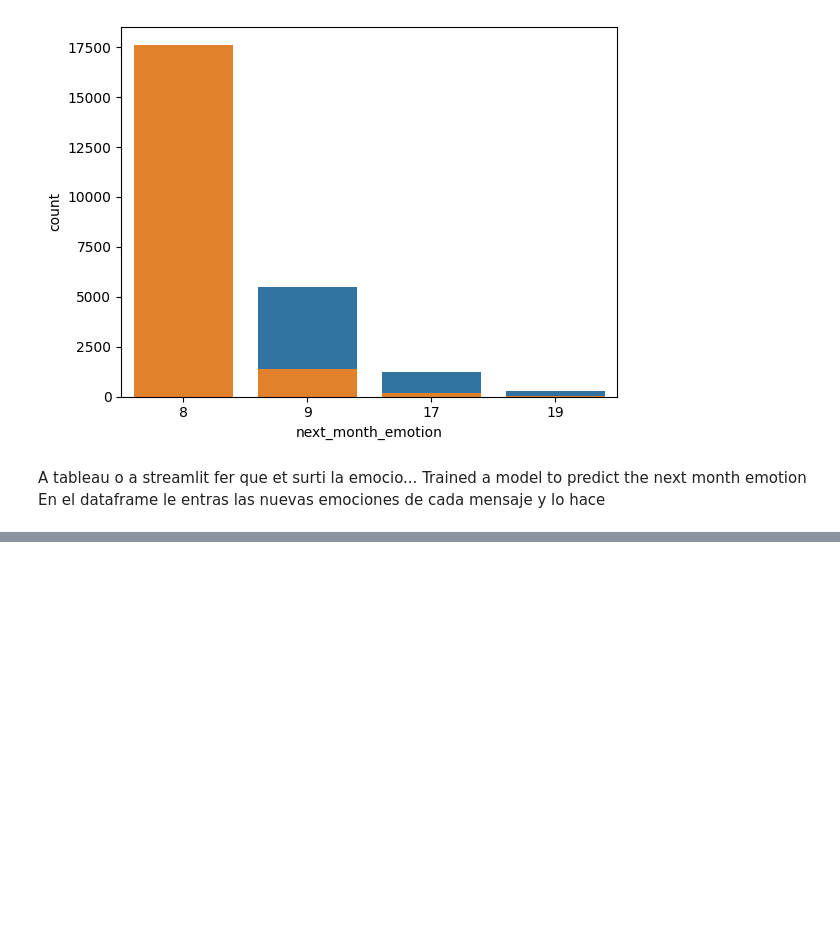
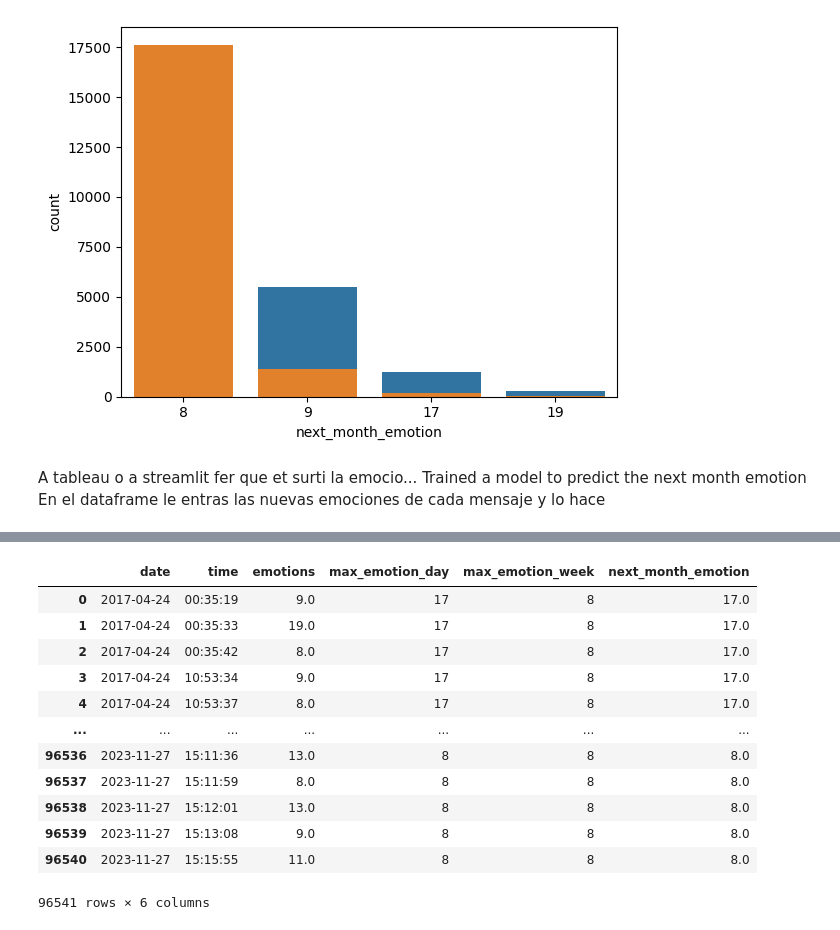
Before and after one commit to emmacunill/Take_Care, a Jupyter notebook: notebooks/transform.ipynb, the cells around one changed output, grey strips where cells are left out. Cells and saved outputs as stored; diff of their text form; code cells hidden in the pictures; blank space fills up the shorter version.

```diff
--- a/notebooks/transform.ipynb
+++ b/notebooks/transform.ipynb
@@ -477,0 +580,36 @@ En el dataframe le entras las nuevas emociones de cada mensaje y lo hace
+# %%
+def final_pred(df,model, test_size=0.2):
+
+    '''Function to predict the next month emotion.'''
+
+    #test_size = fdf.next_month_emotion.isna().sum()/fdf.shape[0]*100
+    test_data =df.tail(376)
+    train_data = df.dropna(subset=['next_month_emotion'])
+
+    X = train_data.drop(columns=["next_month_emotion", "time", "date"])
+    y = train_data["next_month_emotion"]
+
+    # 0. Train / test split
+    X_train, X_test, y_train, y_test = train_test_split(X, y, test_size = test_size)
+
+    model.fit(X_train,y_train)
+    y_pred = model.predict(X_test)
+
+    accuracy = accuracy_score(y_test, y_pred)
+    print(f'Model Accuracy: {accuracy}')
+
+    X_test = test_data.drop(columns=["next_month_emotion", "time", "date"], axis=1)
+    y_test_pred = model.predict(X_test)
+
+    df.loc[df["next_month_emotion"].tail(376), 'next_month_emotion'] = y_test_pred
+
+    y_test_pred_int = y_test_pred.astype(int)
+
+    y_pred_names = [emotions2[i] for i in y_test_pred_int if i in emotions2]
+
+    counter = Counter(y_pred_names)
+
+    print(f"Looks like the next month your main emotion will be: {counter.most_common(1)[0][0]} ")
+
+
+    return df
@@ -477,0 +637,16 @@ En el dataframe le entras las nuevas emociones de cada mensaje y lo hace
+# %%
+next_mont_prediction_df
+# %% [output]
+|  | date | time | emotions | max_emotion_day | max_emotion_week | next_month_emotion |
+| 0 | 2017-04-24 | 00:35:19 | 9.0 | 17 | 8 | 17.0 |
+| 1 | 2017-04-24 | 00:35:33 | 19.0 | 17 | 8 | 17.0 |
+| 2 | 2017-04-24 | 00:35:42 | 8.0 | 17 | 8 | 17.0 |
+| 3 | 2017-04-24 | 10:53:34 | 9.0 | 17 | 8 | 17.0 |
+| 4 | 2017-04-24 | 10:53:37 | 8.0 | 17 | 8 | 17.0 |
+| ... | ... | ... | ... | ... | ... | ... |
+| 96536 | 2023-11-27 | 15:11:36 | 13.0 | 8 | 8 | 8.0 |
+| 96537 | 2023-11-27 | 15:11:59 | 8.0 | 8 | 8 | 8.0 |
+| 96538 | 2023-11-27 | 15:12:01 | 13.0 | 8 | 8 | 8.0 |
+| 96539 | 2023-11-27 | 15:13:08 | 9.0 | 8 | 8 | 8.0 |
+| 96540 | 2023-11-27 | 15:15:55 | 11.0 | 8 | 8 | 8.0 |
+96541 rows × 6 columns
```
Also changed, not shown: parts of 9 cells of this notebook.
